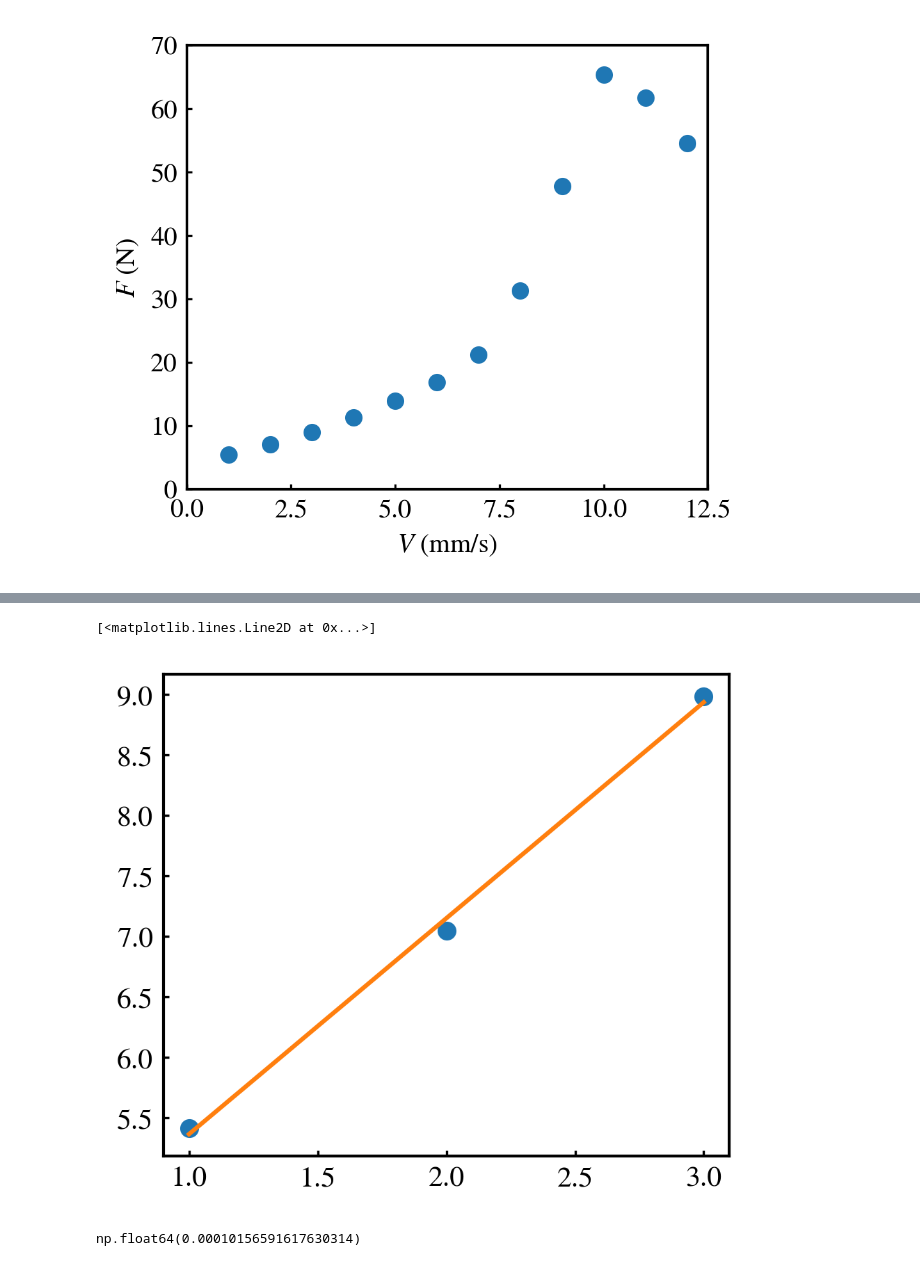
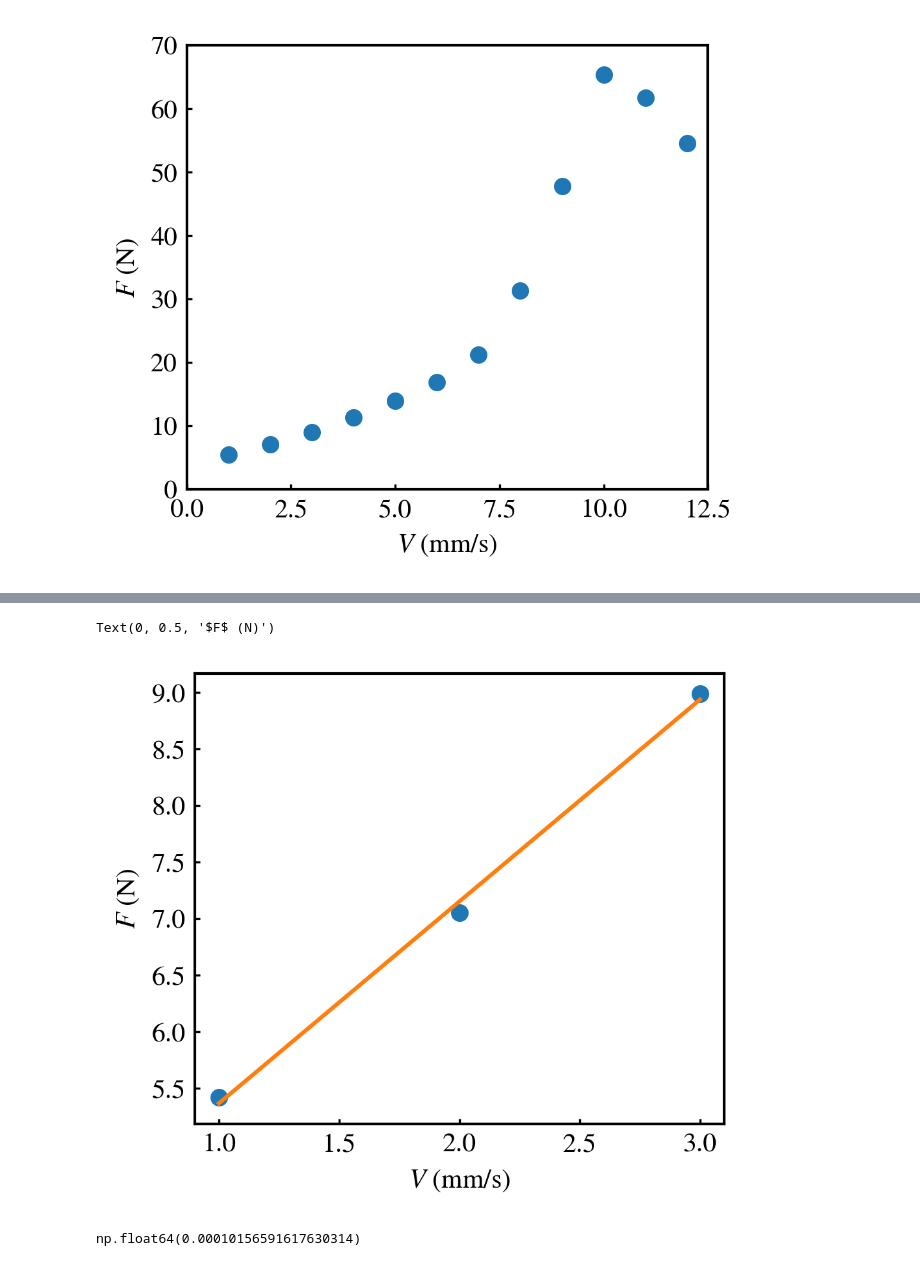
Before and after one commit to ZLoverty/ETP, a Jupyter notebook: Code/reanalysis-of-extrusion-data.ipynb, the cells around one changed output, grey strips where cells are left out. Cells and saved outputs as stored; diff of their text form; code cells hidden in the pictures.

```diff
--- a/Code/reanalysis-of-extrusion-data.ipynb
+++ b/Code/reanalysis-of-extrusion-data.ipynb
@@ -29,10 +30,8 @@ Here, I introduce an alternative approach, which does not rely on fitting the no
 3. if the mean error is below the threshold continue to fit 5, 6, 7 points, until the mean error is greater than the threshold
 4. use the number of points used as the linear regime.
 # %%
-folder = r"H:\我的云端硬盘\Polymaker\003.挤出过程研究\003.挤出测试平台\实验数据\000.规范化数据（个人用）"
-folder = Path(folder)
+data_folder = Path("../Data").resolve()
+data = pd.read_excel(data_folder / "挤出测试平台数据.xlsx")
-# %%
-data = pd.read_excel(folder / "挤出测试平台数据.xlsx")
 # %%
 data
 # %% [output]
@@ -93,9 +99,11 @@ popt, pcov = curve_fit(linear_offset, x, y)
 # %%
 plt.plot(x, y, "o")
 plt.plot(x, linear_offset(x, *popt))
+plt.xlabel("$V$ (mm/s)")
+plt.ylabel("$F$ (N)")
 # %% [output]
-[<matplotlib.lines.Line2D at 0x...>]
+Text(0, 0.5, '$F$ (N)')
-[figure, old version]
+[figure, new version]
 # %%
 mean_err = ((y - linear_offset(x, *popt)) ** 2).sum() / nPoints / np.mean(y)**2
 mean_err
```
Also changed, not shown: parts of 25 cells of this notebook, 3 other files.
